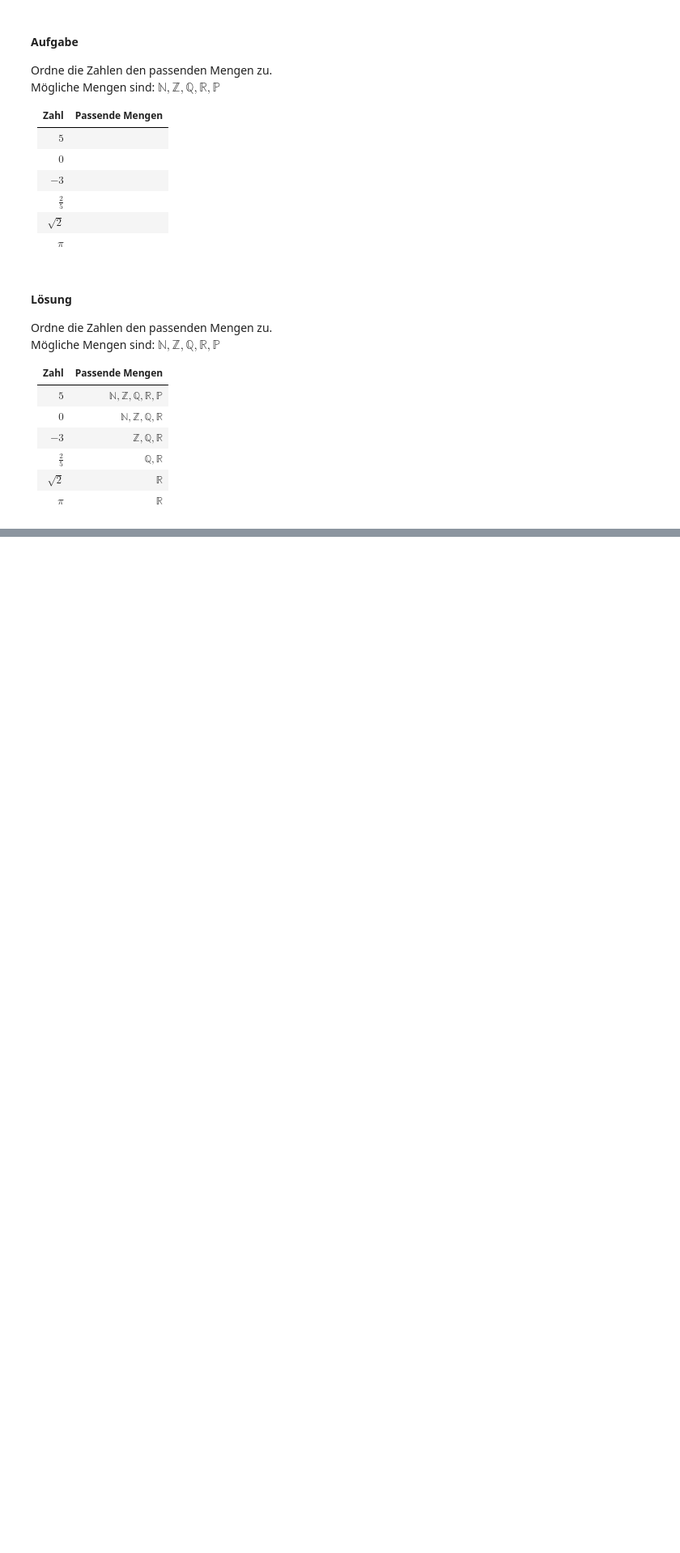
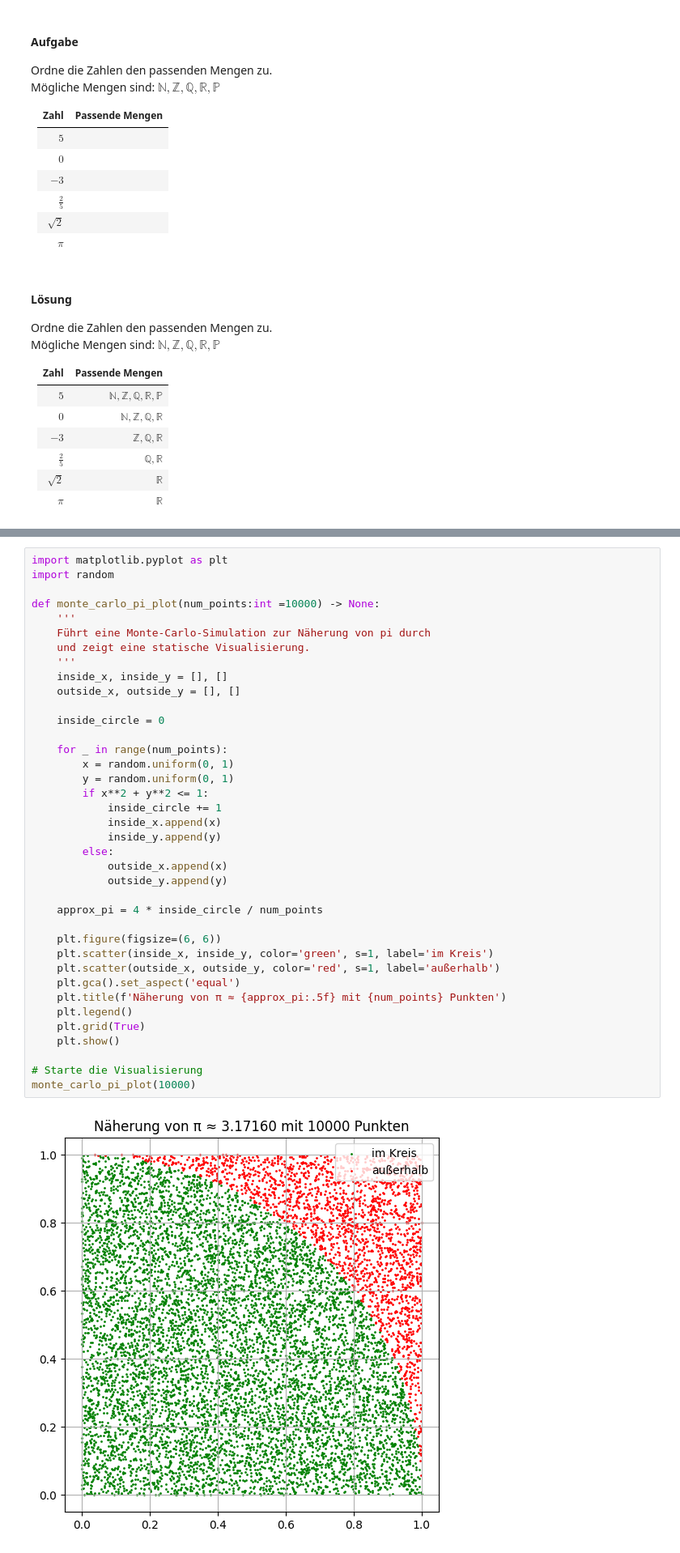
Before and after one commit to atravanov/math-pilot, a Jupyter notebook: sidequests/s1a_math_mengen.ipynb, the cells around one changed output, grey strips where cells are left out. Shown at 81% size. Drawn from its saved outputs; the diff is of its cells as text; blank space fills up the shorter version.

```diff
--- a/sidequests/s1a_math_mengen.ipynb
+++ b/sidequests/s1a_math_mengen.ipynb
@@ -54,0 +59,40 @@ Mögliche Mengen sind: $\mathbb{N}, \mathbb{Z}, \mathbb{Q}, \mathbb{R}, \mathbb{
+# %%
+import matplotlib.pyplot as plt
+import random
+
+def monte_carlo_pi_plot(num_points:int =10000) -> None:
+    '''
+    Führt eine Monte-Carlo-Simulation zur Näherung von pi durch
+    und zeigt eine statische Visualisierung.
+    '''
+    inside_x, inside_y = [], []
+    outside_x, outside_y = [], []
+
+    inside_circle = 0
+
+    for _ in range(num_points):
+        x = random.uniform(0, 1)
+        y = random.uniform(0, 1)
+        if x**2 + y**2 <= 1:
+            inside_circle += 1
+            inside_x.append(x)
+            inside_y.append(y)
+        else:
+            outside_x.append(x)
+            outside_y.append(y)
+
+    approx_pi = 4 * inside_circle / num_points
+
+    plt.figure(figsize=(6, 6))
+    plt.scatter(inside_x, inside_y, color='green', s=1, label='im Kreis')
+    plt.scatter(outside_x, outside_y, color='red', s=1, label='außerhalb')
+    plt.gca().set_aspect('equal')
+    plt.title(f'Näherung von π ≈ {approx_pi:.5f} mit {num_points} Punkten')
+    plt.legend()
+    plt.grid(True)
+    plt.show()
+
+# Starte die Visualisierung
+monte_carlo_pi_plot(10000)
+# %% [output]
+[figure, added]
```
Also changed, not shown: parts of 1 cell of this notebook, 1 other file.
